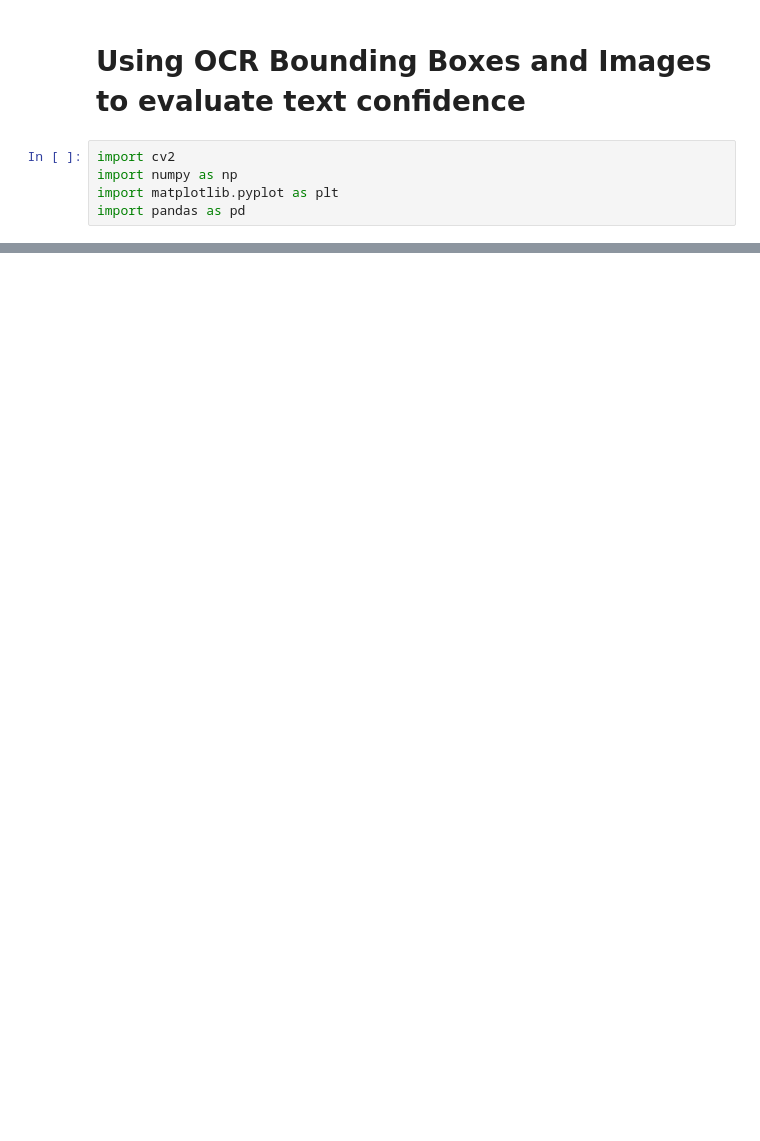
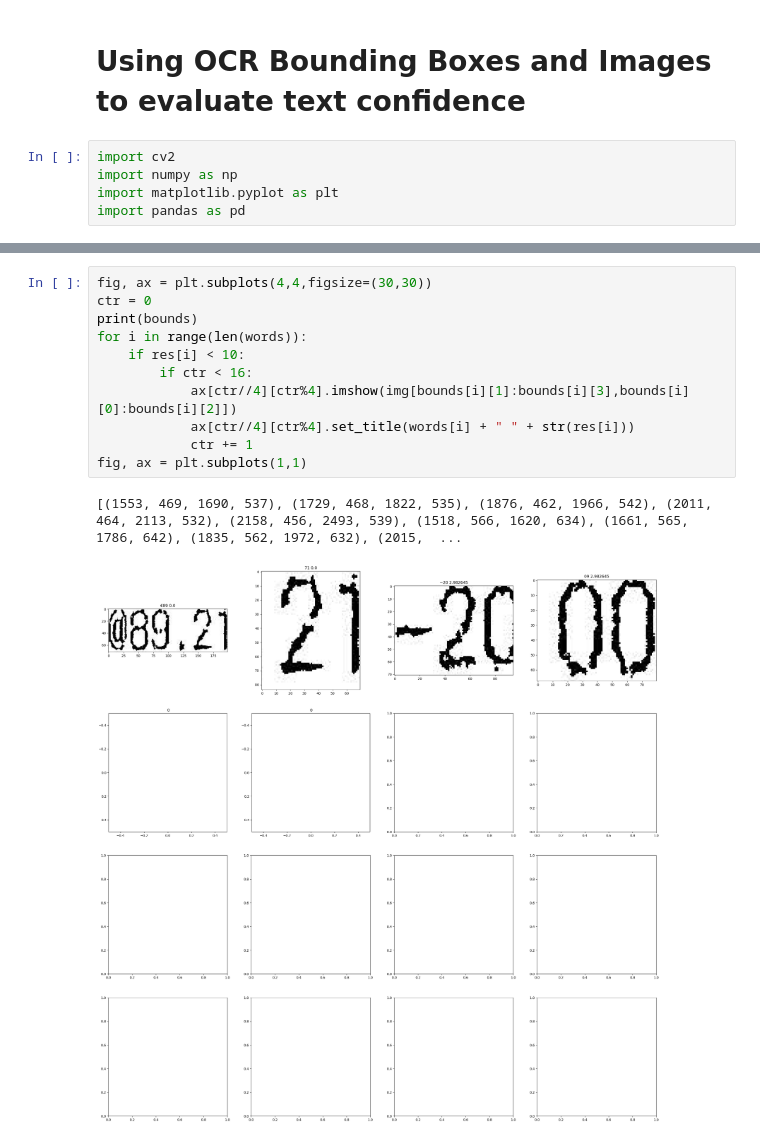
Before and after one commit to TopazFist/BillDatathon2023, a Jupyter notebook: ocr_cv.ipynb, the cells around one changed output, grey strips where cells are left out. Drawn from its saved outputs; the diff is of its cells as text; blank space fills up the shorter version.

```diff
--- a/ocr_cv.ipynb
+++ b/ocr_cv.ipynb
@@ -70,0 +82,14 @@ plt.show()
+# %%
+fig, ax = plt.subplots(4,4,figsize=(30,30))
+ctr = 0
+print(bounds)
+for i in range(len(words)):
+    if res[i] < 10:
+        if ctr < 16:
+            ax[ctr//4][ctr%4].imshow(img[bounds[i][1]:bounds[i][3],bounds[i][0]:bounds[i][2]])
+            ax[ctr//4][ctr%4].set_title(words[i] + " " + str(res[i]))
+            ctr += 1
+fig, ax = plt.subplots(1,1)
+# %% [output]
+[(1553, 469, 1690, 537), (1729, 468, 1822, 535), (1876, 462, 1966, 542), (2011, 464, 2113, 532), (2158, 456, 2493, 539), (1518, 566, 1620, 634), (1661, 565, 1786, 642), (1835, 562, 1972, 632), (2015,  ...
+[figure, added]
```
Also changed, not shown: parts of 4 cells of this notebook, 1 other file.
